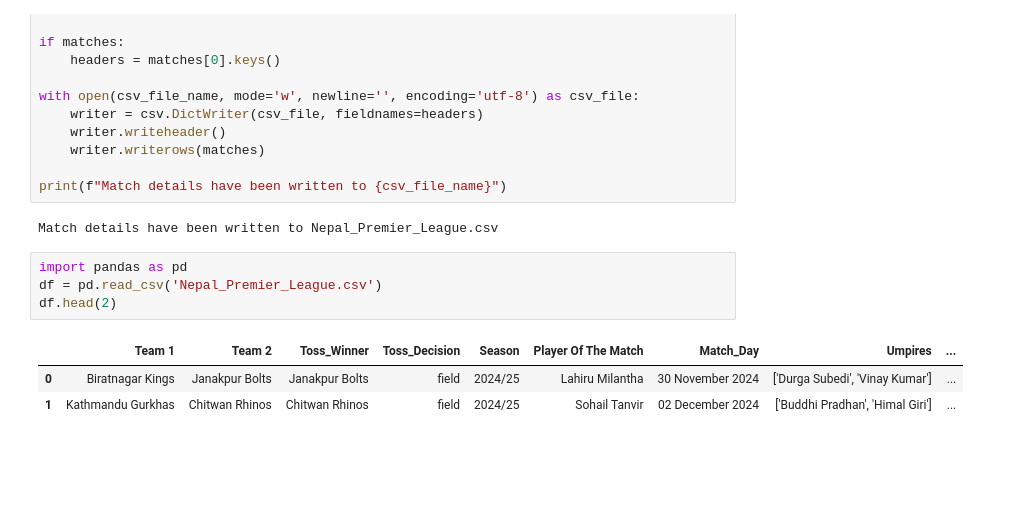
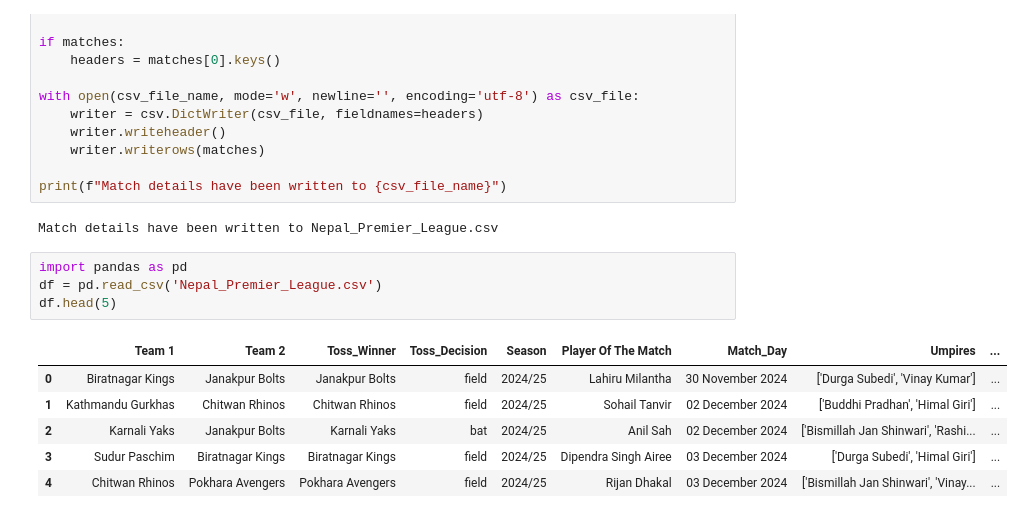
Before and after one commit to RoshannCodes/NEPAL_PREMIER_LEAGUE_DATA_WEB_SCRAPPING, a Jupyter notebook: Nepal_Premier_League_Data_Scrapping.ipynb, the cells around one changed output. Cells and saved outputs as stored; diff of their text form; blank space fills up the shorter version.

```diff
--- a/Nepal_Premier_League_Data_Scrapping.ipynb
+++ b/Nepal_Premier_League_Data_Scrapping.ipynb
@@ -230,11 +327,14 @@ Match details have been written to Nepal_Premier_League.csv
 # %%
 import pandas as pd
 df = pd.read_csv('Nepal_Premier_League.csv')
-df.head(2)
+df.head(5)
 # %% [output]
 |  | Team 1 | Team 2 | Toss_Winner | Toss_Decision | Season | Player Of The Match | Match_Day | Umpires | ... |
 | 0 | Biratnagar Kings | Janakpur Bolts | Janakpur Bolts | field | 2024/25 | Lahiru Milantha | 30 November 2024 | ['Durga Subedi', 'Vinay Kumar'] | ... |
 | 1 | Kathmandu Gurkhas | Chitwan Rhinos | Chitwan Rhinos | field | 2024/25 | Sohail Tanvir | 02 December 2024 | ['Buddhi Pradhan', 'Himal Giri'] | ... |
+| 2 | Karnali Yaks | Janakpur Bolts | Karnali Yaks | bat | 2024/25 | Anil Sah | 02 December 2024 | ['Bismillah Jan Shinwari', 'Rashi... | ... |
+| 3 | Sudur Paschim | Biratnagar Kings | Biratnagar Kings | field | 2024/25 | Dipendra Singh Airee | 03 December 2024 | ['Durga Subedi', 'Himal Giri'] | ... |
+| 4 | Chitwan Rhinos | Pokhara Avengers | Pokhara Avengers | field | 2024/25 | Rijan Dhakal | 03 December 2024 | ['Bismillah Jan Shinwari', 'Vinay... | ... |
 # %%
 df.info()
 # %% [output]
```
Also changed, not shown: parts of 8 cells of this notebook, 1 other file.
